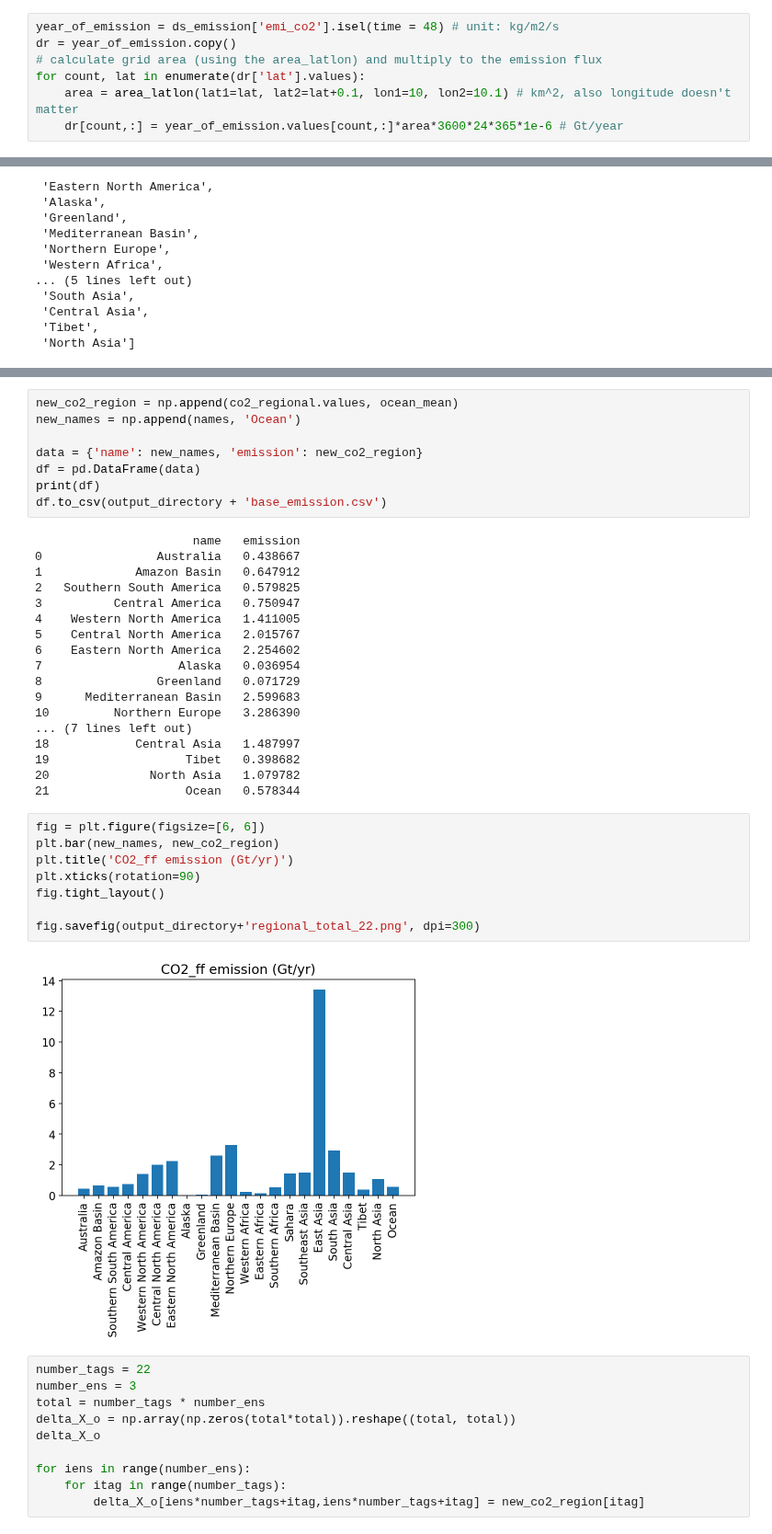
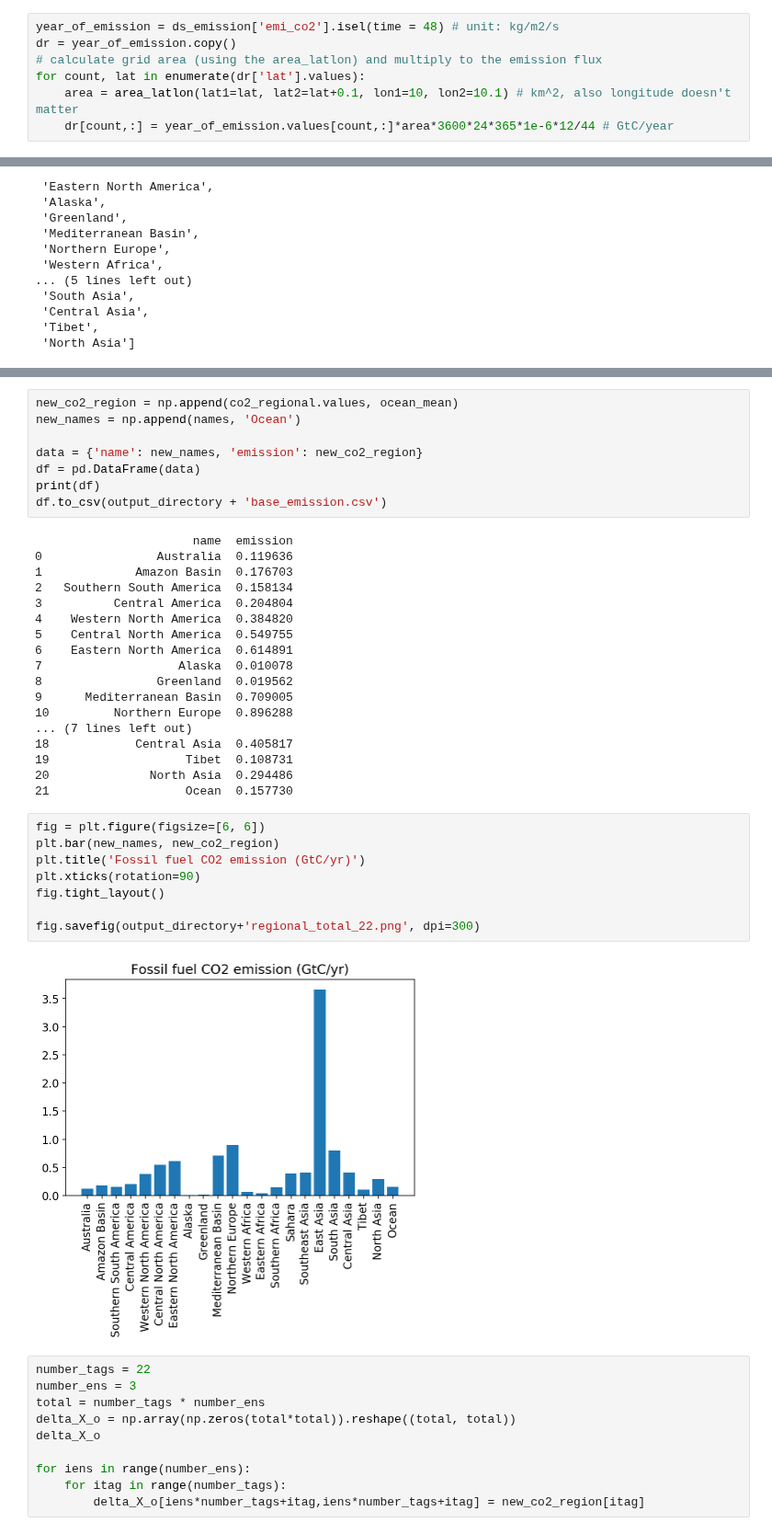
Before and after one commit to MehliyarSadiq/geoschem_simulations, a Jupyter notebook: inversion/satellite/oco-2/3.emission.ipynb, the cells around one changed output, grey strips where cells are left out. Shown at 92% size. Saved outputs shown, nothing was run; the diff lists cells and outputs as text.

```diff
--- a/inversion/satellite/oco-2/3.emission.ipynb
+++ b/inversion/satellite/oco-2/3.emission.ipynb
@@ -30,7 +52,7 @@ dr = year_of_emission.copy()
 # calculate grid area (using the area_latlon) and multiply to the emission flux
 for count, lat in enumerate(dr['lat'].values):
     area = area_latlon(lat1=lat, lat2=lat+0.1, lon1=10, lon2=10.1) # km^2, also longitude doesn't matter
-    dr[count,:] = year_of_emission.values[count,:]*area*3600*24*365*1e-6 # Gt/year
+    dr[count,:] = year_of_emission.values[count,:]*area*3600*24*365*1e-6*12/44 # GtC/year
 # %%
 dr.plot()
 # %% [output]
@@ -108,33 +130,33 @@ df = pd.DataFrame(data)
 print(df)
 df.to_csv(output_directory + 'base_emission.csv')
 # %% [output]
-                      name   emission
-0                Australia   0.438667
-1             Amazon Basin   0.647912
-2   Southern South America   0.579825
-3          Central America   0.750947
-4    Western North America   1.411005
-5    Central North America   2.015767
-6    Eastern North America   2.254602
-7                   Alaska   0.036954
-8                Greenland   0.071729
-9      Mediterranean Basin   2.599683
-10         Northern Europe   3.286390
+                      name  emission
+0                Australia  0.119636
+1             Amazon Basin  0.176703
+2   Southern South America  0.158134
+3          Central America  0.204804
+4    Western North America  0.384820
+5    Central North America  0.549755
+6    Eastern North America  0.614891
+7                   Alaska  0.010078
+8                Greenland  0.019562
+9      Mediterranean Basin  0.709005
+10         Northern Europe  0.896288
 ... (7 lines left out)
-18            Central Asia   1.487997
-19                   Tibet   0.398682
-20              North Asia   1.079782
-21                   Ocean   0.578344
+18            Central Asia  0.405817
+19                   Tibet  0.108731
+20              North Asia  0.294486
+21                   Ocean  0.157730
 # %%
 fig = plt.figure(figsize=[6, 6])
 plt.bar(new_names, new_co2_region)
-plt.title('CO2_ff emission (Gt/yr)')
+plt.title('Fossil fuel CO2 emission (GtC/yr)')
 plt.xticks(rotation=90)
 fig.tight_layout()
 
 fig.savefig(output_directory+'regional_total_22.png', dpi=300)
 # %% [output]
-[figure, old version]
+[figure, new version]
 # %%
 number_tags = 22
 number_ens = 3
```
Also changed, not shown: parts of 6 cells of this notebook, 2 other files.
